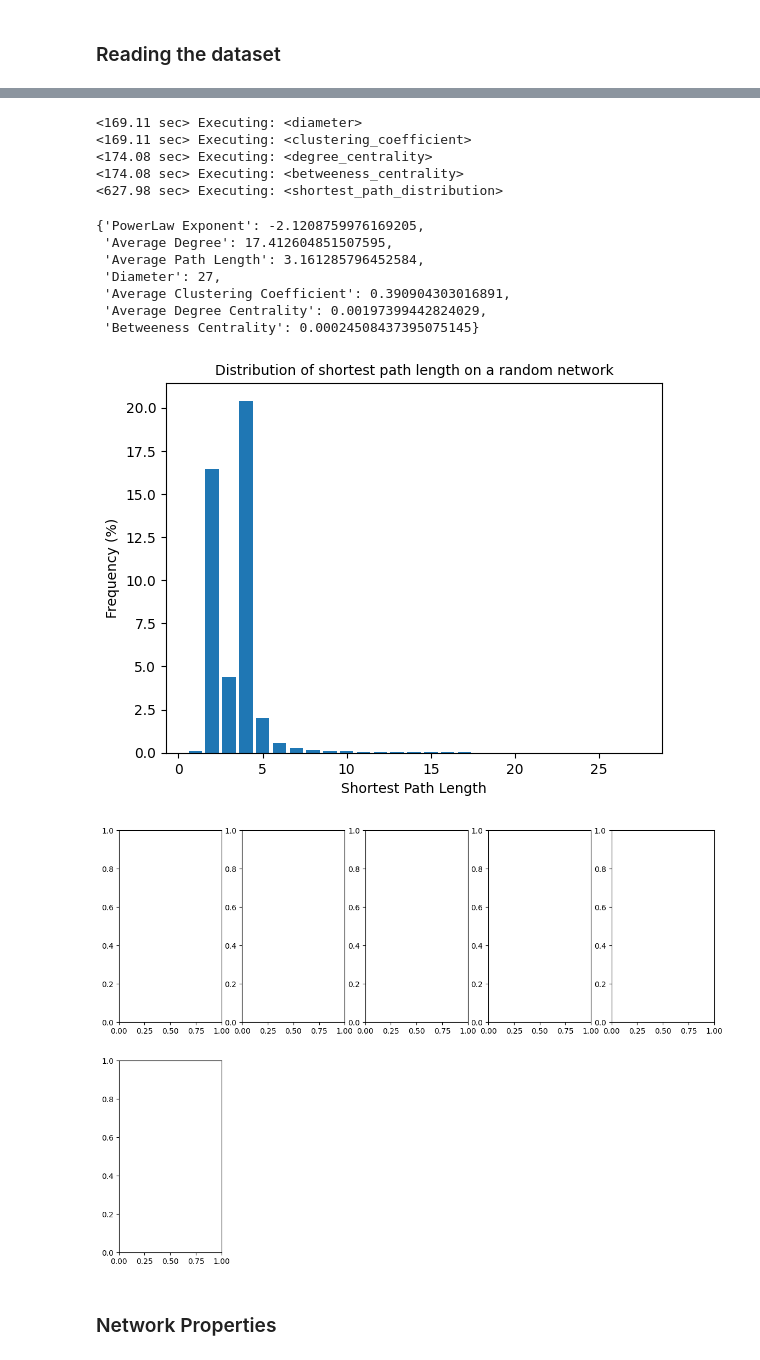
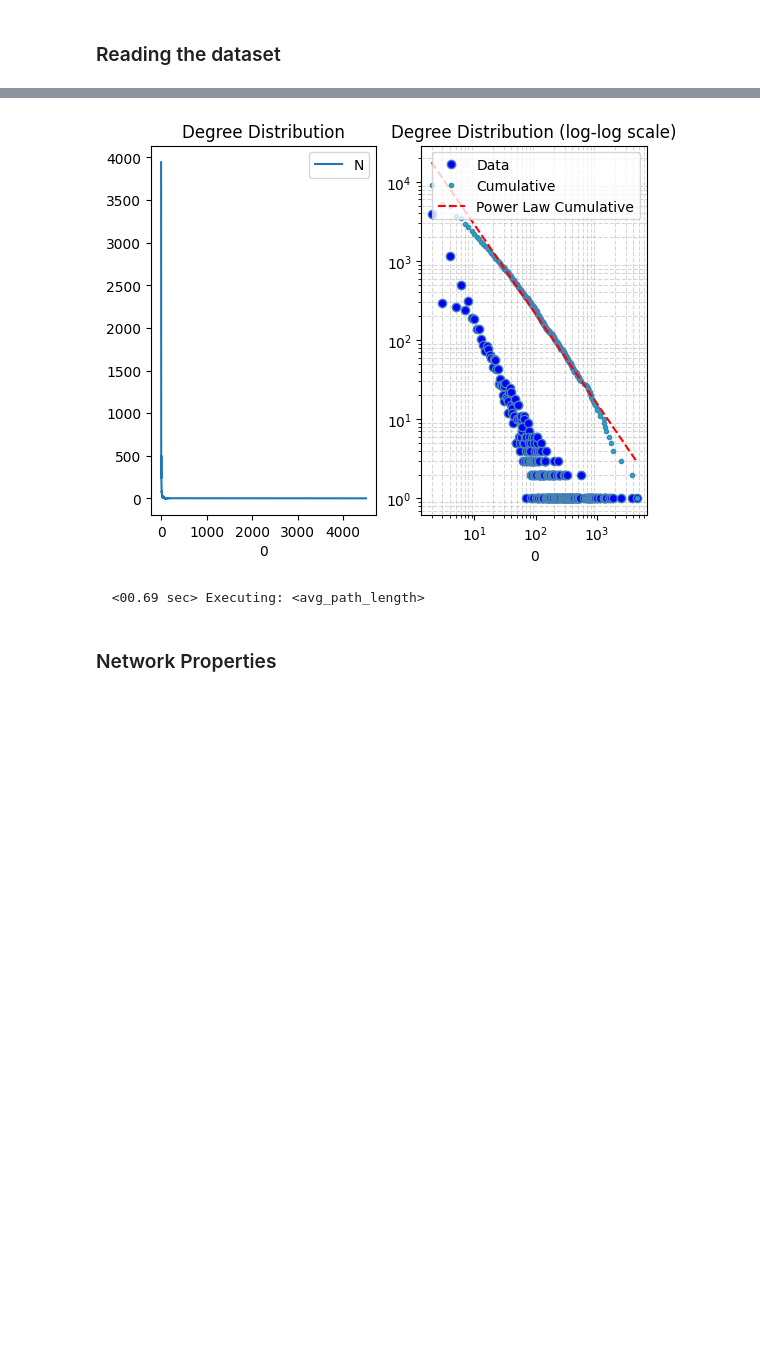
Before and after one commit to haylibi/network_science-word_analysis, a Jupyter notebook: notebook.ipynb, the cells around one changed output, grey strips where cells are left out. Saved outputs shown, nothing was run; the diff lists cells and outputs as text; code cells hidden in the pictures; blank space fills up the shorter version.

Commit message:
Fixed plots

```diff
--- a/notebook.ipynb
+++ b/notebook.ipynb
@@ -100,5 +101,5 @@ Fellowship Of The Ring has: 8822 distinct words.
 # %%
 real = EvaluateNetworks(real_network, evaluations=evaluations)
 
-real.evaluate(plots=False, prints=False)
+real.evaluate(plots=True, prints=False)
 # %% [output]
@@ -107,17 +107,5 @@ real.evaluate(plots=False, prints=False)
+[figure, new version]
-<169.11 sec> Executing: <diameter>
-<169.11 sec> Executing: <clustering_coefficient>
-<174.08 sec> Executing: <degree_centrality>
-<174.08 sec> Executing: <betweeness_centrality>
-<627.98 sec> Executing: <shortest_path_distribution>
+  <00.69 sec> Executing: <avg_path_length>
-{'PowerLaw Exponent': -2.1208759976169205,
- 'Average Degree': 17.412604851507595,
- 'Average Path Length': 3.161285796452584,
- 'Diameter': 27,
- 'Average Clustering Coefficient': 0.390904303016891,
- 'Average Degree Centrality': 0.00197399442824029,
- 'Betweeness Centrality': 0.00024508437395075145}
-[figure, old version]
-[figure, removed]
 # %% [markdown]
 ### Network Properties
 # %% [markdown]
```
Also changed, not shown: parts of 3 cells of this notebook, 1 other file.
